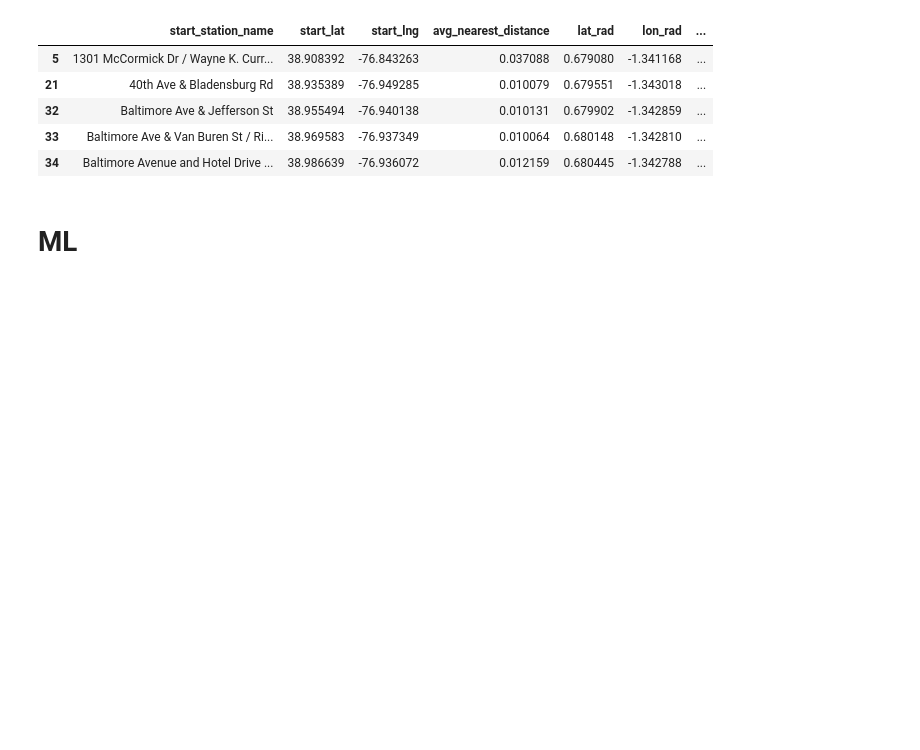
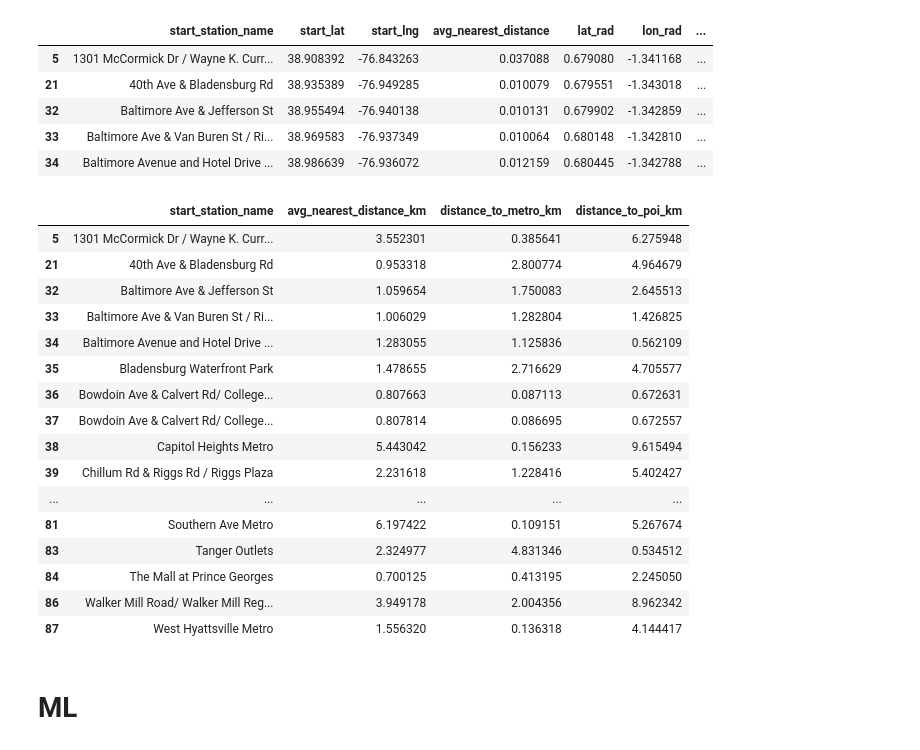
Before and after one commit to pabs-llama/projects, a Jupyter notebook: project_3_ capitalbikeshare/linear_regression_pg.ipynb, the cells around one changed output. Drawn from its saved outputs; the diff is of its cells as text; code cells hidden in the pictures; blank space fills up the shorter version.

```diff
--- a/project_3_ capitalbikeshare/linear_regression_pg.ipynb
+++ b/project_3_ capitalbikeshare/linear_regression_pg.ipynb
@@ -563,6 +563,28 @@ pg_unique_stations_gdf.head()
 | 32 | Baltimore Ave & Jefferson St | 38.955494 | -76.940138 | 0.010131 | 0.679902 | -1.342859 | ... |
 | 33 | Baltimore Ave & Van Buren St / Ri... | 38.969583 | -76.937349 | 0.010064 | 0.680148 | -1.342810 | ... |
 | 34 | Baltimore Avenue and Hotel Drive ... | 38.986639 | -76.936072 | 0.012159 | 0.680445 | -1.342788 | ... |
+# %%
+station_features = pg_unique_stations_gdf[["start_station_name","avg_nearest_distance_km","distance_to_metro_km","distance_to_poi_km"]]
+# %%
+station_features
+# %% [output]
+|  | start_station_name | avg_nearest_distance_km | distance_to_metro_km | distance_to_poi_km |
+| 5 | 1301 McCormick Dr / Wayne K. Curr... | 3.552301 | 0.385641 | 6.275948 |
+| 21 | 40th Ave & Bladensburg Rd | 0.953318 | 2.800774 | 4.964679 |
+| 32 | Baltimore Ave & Jefferson St | 1.059654 | 1.750083 | 2.645513 |
+| 33 | Baltimore Ave & Van Buren St / Ri... | 1.006029 | 1.282804 | 1.426825 |
+| 34 | Baltimore Avenue and Hotel Drive ... | 1.283055 | 1.125836 | 0.562109 |
+| 35 | Bladensburg Waterfront Park | 1.478655 | 2.716629 | 4.705577 |
+| 36 | Bowdoin Ave & Calvert Rd/ College... | 0.807663 | 0.087113 | 0.672631 |
+| 37 | Bowdoin Ave & Calvert Rd/ College... | 0.807814 | 0.086695 | 0.672557 |
+| 38 | Capitol Heights Metro | 5.443042 | 0.156233 | 9.615494 |
+| 39 | Chillum Rd & Riggs Rd / Riggs Plaza | 2.231618 | 1.228416 | 5.402427 |
+| ... | ... | ... | ... | ... |
+| 81 | Southern Ave Metro | 6.197422 | 0.109151 | 5.267674 |
+| 83 | Tanger Outlets | 2.324977 | 4.831346 | 0.534512 |
+| 84 | The Mall at Prince Georges | 0.700125 | 0.413195 | 2.245050 |
+| 86 | Walker Mill Road/ Walker Mill Reg... | 3.949178 | 2.004356 | 8.962342 |
+| 87 | West Hyattsville Metro | 1.556320 | 0.136318 | 4.144417 |
 # %% [markdown]
 # ML
 # %% [markdown]
```
Also changed, not shown: parts of 10 cells of this notebook.
